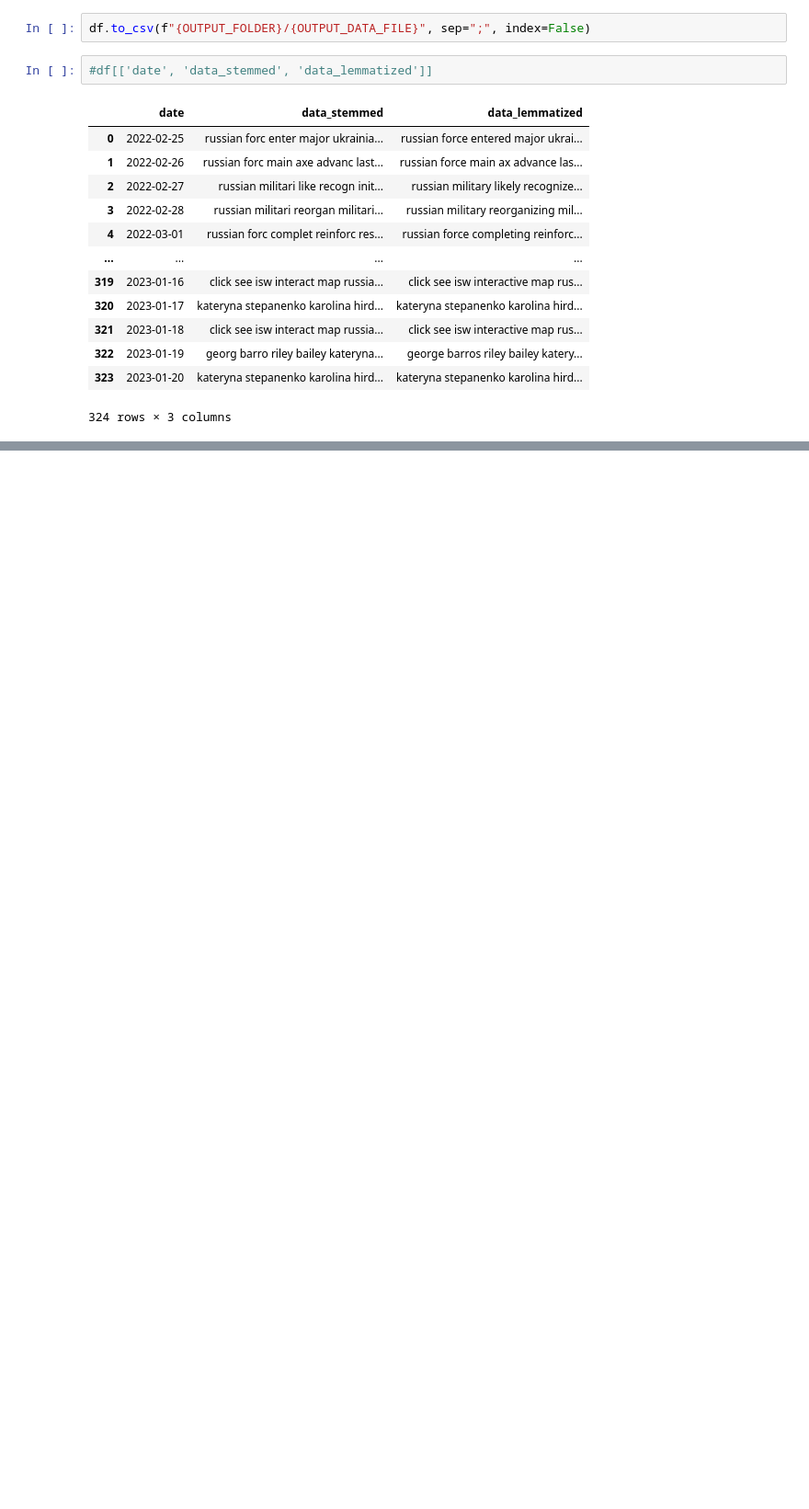
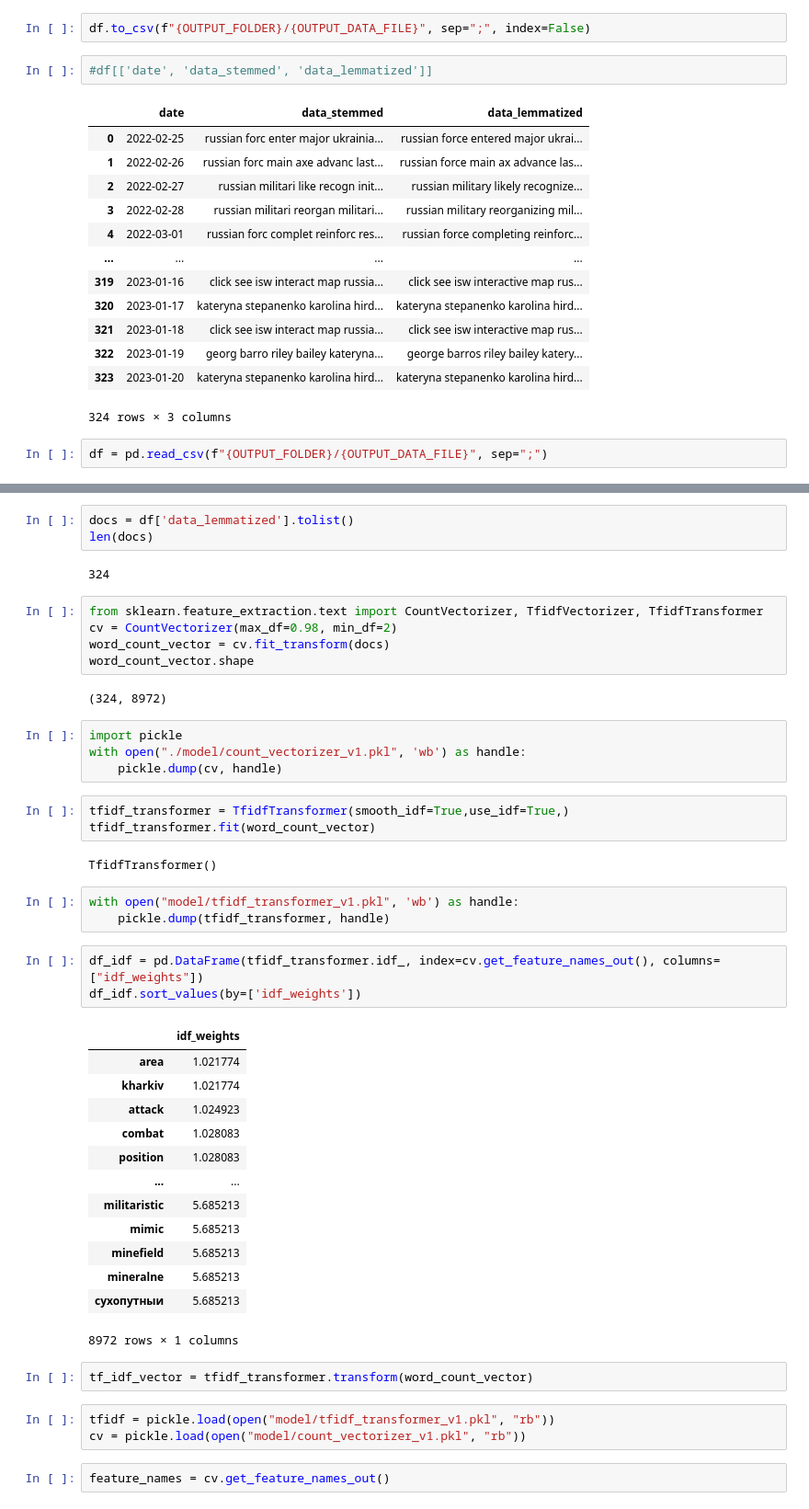
Before and after one commit to Bohdanken/Proga, a Jupyter notebook: Processing.ipynb, the cells around one changed output, grey strips where cells are left out. Shown: that part at 92% size. Saved outputs shown, nothing was run; the diff lists cells and outputs as text; blank space fills up the shorter version.

Commit message:
Vectorization V1

```diff
--- a/Processing.ipynb
+++ b/Processing.ipynb
@@ -184,3 +184,5 @@ df.to_csv(f"{OUTPUT_FOLDER}/{OUTPUT_DATA_FILE}", sep=";", index=False)
 | 322 | 2023-01-19 | georg barro riley bailey kateryna... | george barros riley bailey katery... |
 | 323 | 2023-01-20 | kateryna stepanenko karolina hird... | kateryna stepanenko karolina hird... |
 324 rows × 3 columns
+# %%
+df = pd.read_csv(f"{OUTPUT_FOLDER}/{OUTPUT_DATA_FILE}", sep=";")
@@ -186,0 +198,48 @@ df.to_csv(f"{OUTPUT_FOLDER}/{OUTPUT_DATA_FILE}", sep=";", index=False)
+# %%
+docs = df['data_lemmatized'].tolist()
+len(docs)
+# %% [output]
+324
+# %%
+from sklearn.feature_extraction.text import CountVectorizer, TfidfVectorizer, TfidfTransformer
+cv = CountVectorizer(max_df=0.98, min_df=2)
+word_count_vector = cv.fit_transform(docs)
+word_count_vector.shape
+# %% [output]
+(324, 8972)
+# %%
+import pickle
+with open("./model/count_vectorizer_v1.pkl", 'wb') as handle:
+    pickle.dump(cv, handle)
+# %%
+tfidf_transformer = TfidfTransformer(smooth_idf=True,use_idf=True,)
+tfidf_transformer.fit(word_count_vector)
+# %% [output]
+TfidfTransformer()
+# %%
+with open("model/tfidf_transformer_v1.pkl", 'wb') as handle:
+    pickle.dump(tfidf_transformer, handle)
+# %%
+df_idf = pd.DataFrame(tfidf_transformer.idf_, index=cv.get_feature_names_out(), columns=["idf_weights"])
+df_idf.sort_values(by=['idf_weights'])
+# %% [output]
+|  | idf_weights |
+| area | 1.021774 |
+| kharkiv | 1.021774 |
+| attack | 1.024923 |
+| combat | 1.028083 |
+| position | 1.028083 |
+| ... | ... |
+| militaristic | 5.685213 |
+| mimic | 5.685213 |
+| minefield | 5.685213 |
+| mineralne | 5.685213 |
+| сухопутныи | 5.685213 |
+8972 rows × 1 columns
+# %%
+tf_idf_vector = tfidf_transformer.transform(word_count_vector)
+# %%
+tfidf = pickle.load(open("model/tfidf_transformer_v1.pkl", "rb"))
+cv = pickle.load(open("model/count_vectorizer_v1.pkl", "rb"))
+# %%
+feature_names = cv.get_feature_names_out()
```
Also changed, not shown: parts of 7 cells of this notebook, 2 other files.
